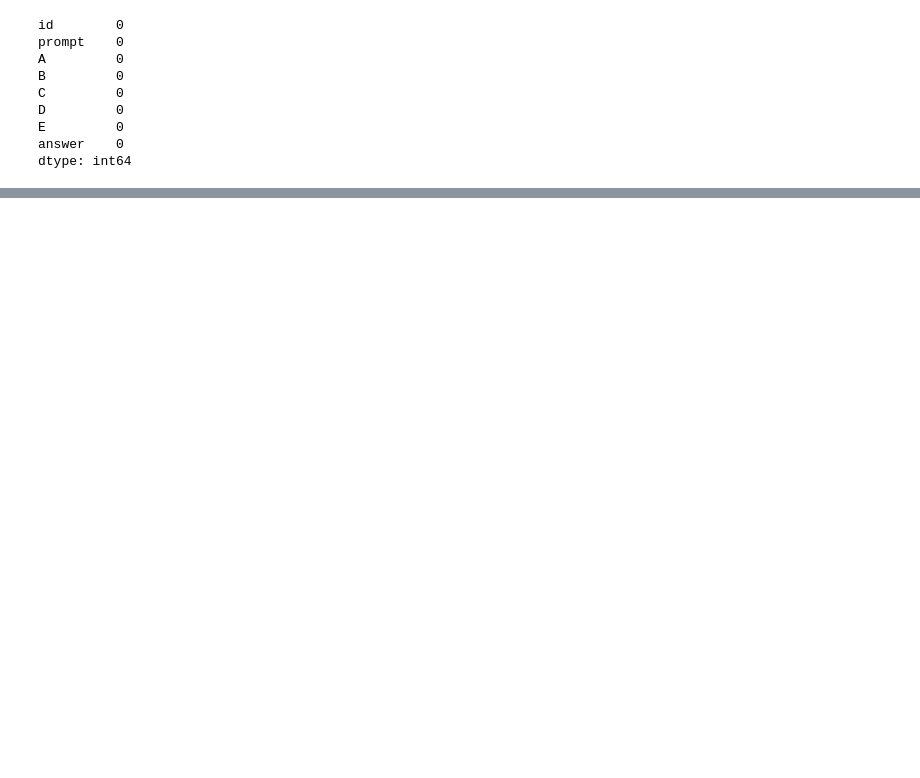
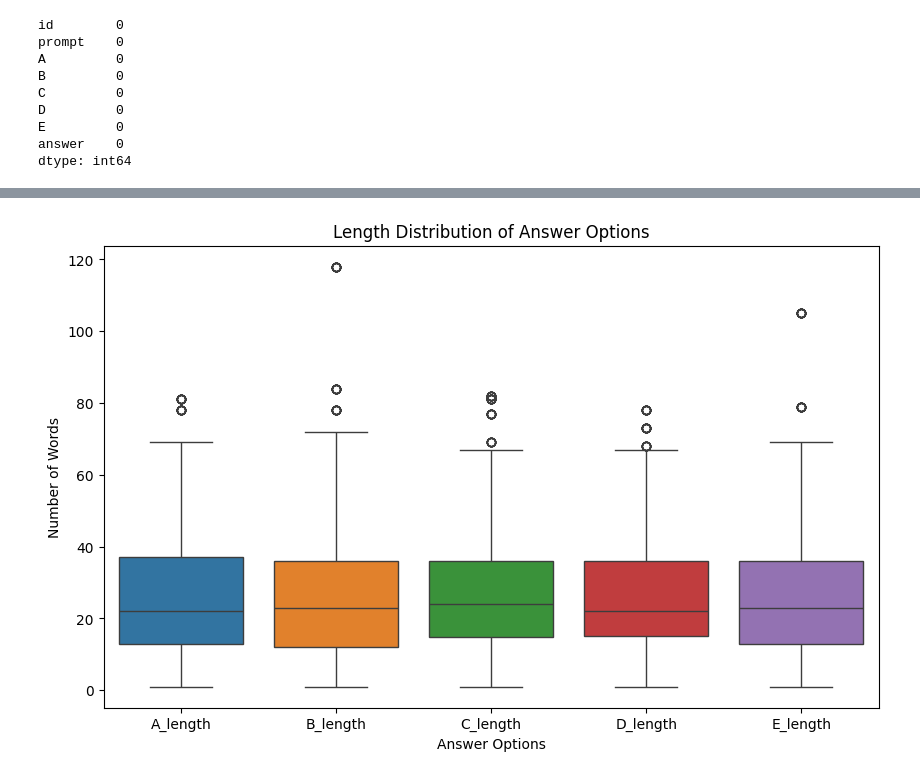
Before and after one commit to 22f3001807/dl-22f3001807-notebook-t22026, a Jupyter notebook: 22f3001807-notebook-2026t2.ipynb, the cells around one changed output, grey strips where cells are left out. Saved outputs shown, nothing was run; the diff lists cells and outputs as text; code cells hidden in the pictures; blank space fills up the shorter version.

```diff
--- a/22f3001807-notebook-2026t2.ipynb
+++ b/22f3001807-notebook-2026t2.ipynb
@@ -686,0 +219,14 @@ submission.head()
+# %%
+plt.figure(figsize=(10,6))
+
+sns.boxplot(
+    data=train[[f"{c}_length" for c in options]]
+)
+
+plt.title("Length Distribution of Answer Options")
+plt.xlabel("Answer Options")
+plt.ylabel("Number of Words")
+
+plt.show()
+# %% [output]
+[figure, added]
```
Also changed, not shown: parts of 62 cells of this notebook.
